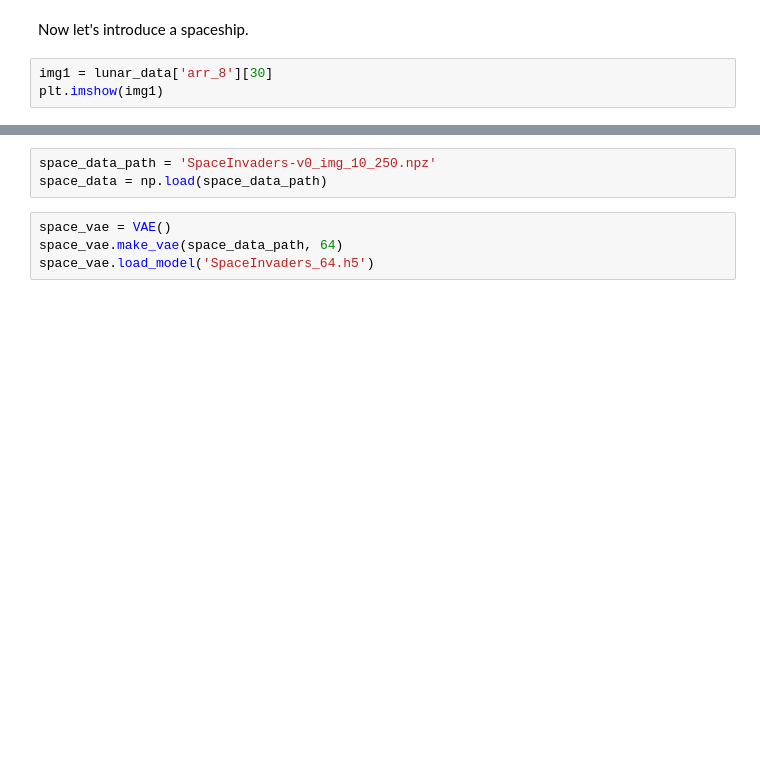
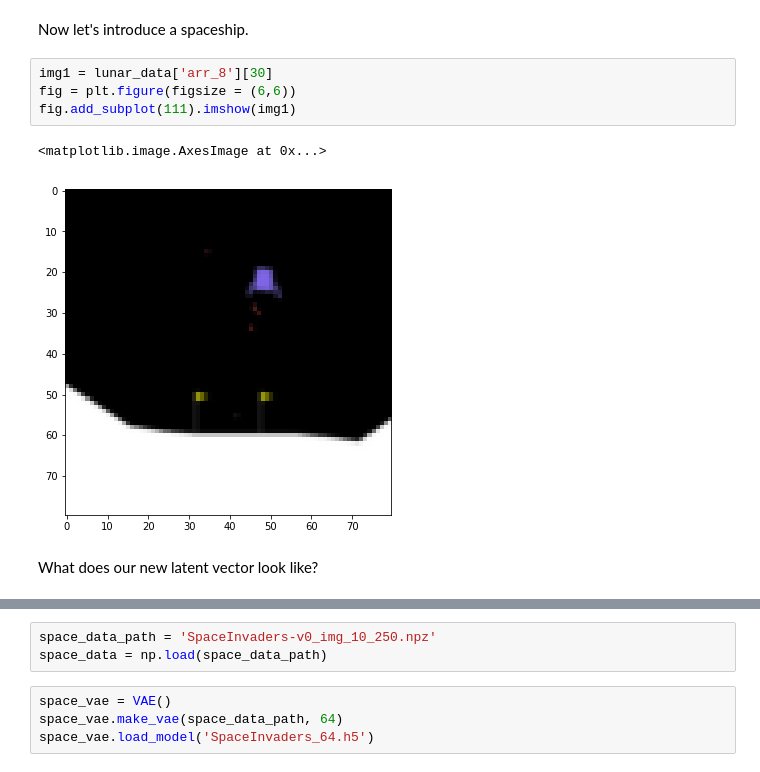
Before and after one commit to callaunchpad/DreamRL, a Jupyter notebook: vae-cnn/vae_demo.ipynb, the cells around one changed output, grey strips where cells are left out. Cells and saved outputs as stored; diff of their text form; blank space fills up the shorter version.

```diff
--- a/vae-cnn/vae_demo.ipynb
+++ b/vae-cnn/vae_demo.ipynb
@@ -45,7 +97,13 @@ rand = 5
 Now let's introduce a spaceship.
 # %%
 img1 = lunar_data['arr_8'][30]
-plt.imshow(img1)
+fig = plt.figure(figsize = (6,6))
+fig.add_subplot(111).imshow(img1)
+# %% [output]
+<matplotlib.image.AxesImage at 0x...>
+[figure, added]
+# %% [markdown]
+What does our new latent vector look like?
 # %%
 z1 = lunar_vae_32.encode_image(np.array([img1]))
 z1
```
Also changed, not shown: parts of 42 cells of this notebook.
